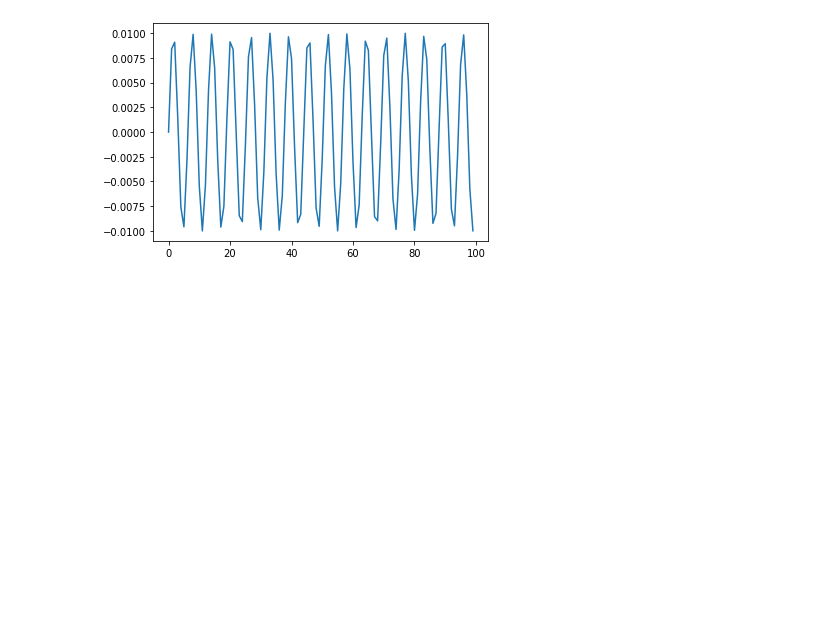
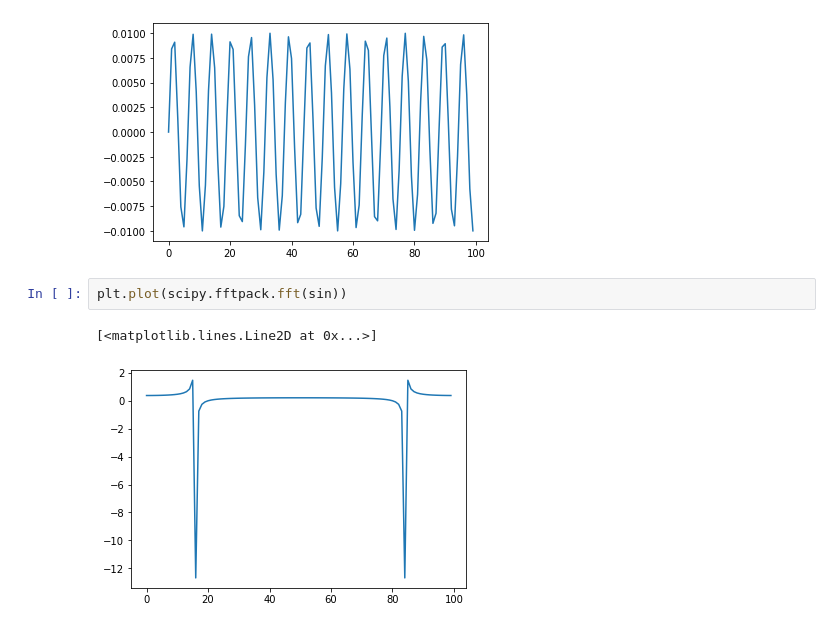
Before and after one commit to Yousousen/pulsar_analysis, a Jupyter notebook: scripts/ipynb.ipynb, the cells around one changed output. Cells and saved outputs as stored; diff of their text form; blank space fills up the shorter version.

```diff
--- a/scripts/ipynb.ipynb
+++ b/scripts/ipynb.ipynb
@@ -46,3 +46,8 @@ plt.plot(np.fft.ifft(np.fft.fft(sin)/len(sin)))
 # %% [output]
 [<matplotlib.lines.Line2D at 0x...>]
 [figure]
+# %%
+plt.plot(scipy.fftpack.fft(sin))
+# %% [output]
+[<matplotlib.lines.Line2D at 0x...>]
+[figure, added]
```
Also changed, not shown: parts of 5 cells of this notebook, 2 other files.
